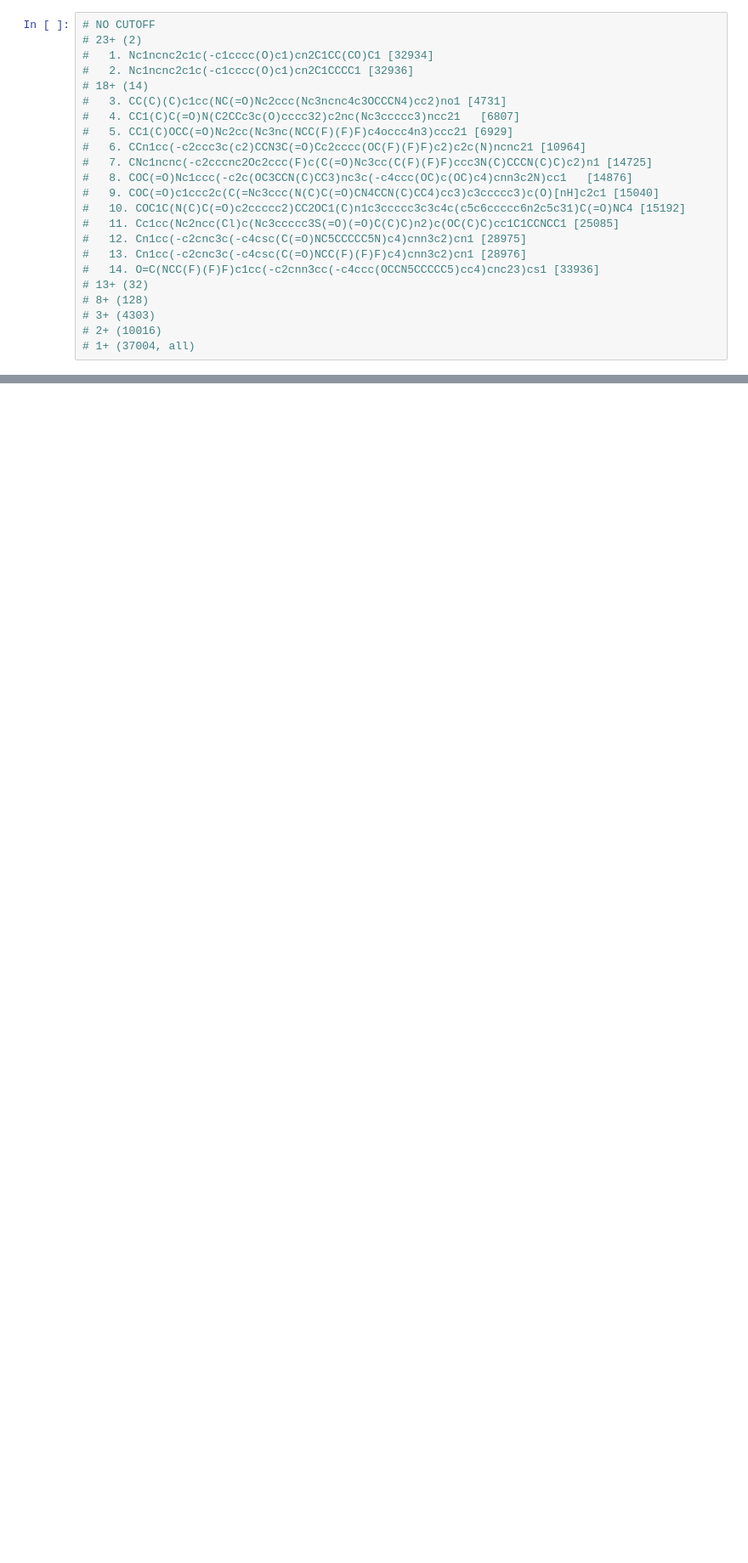
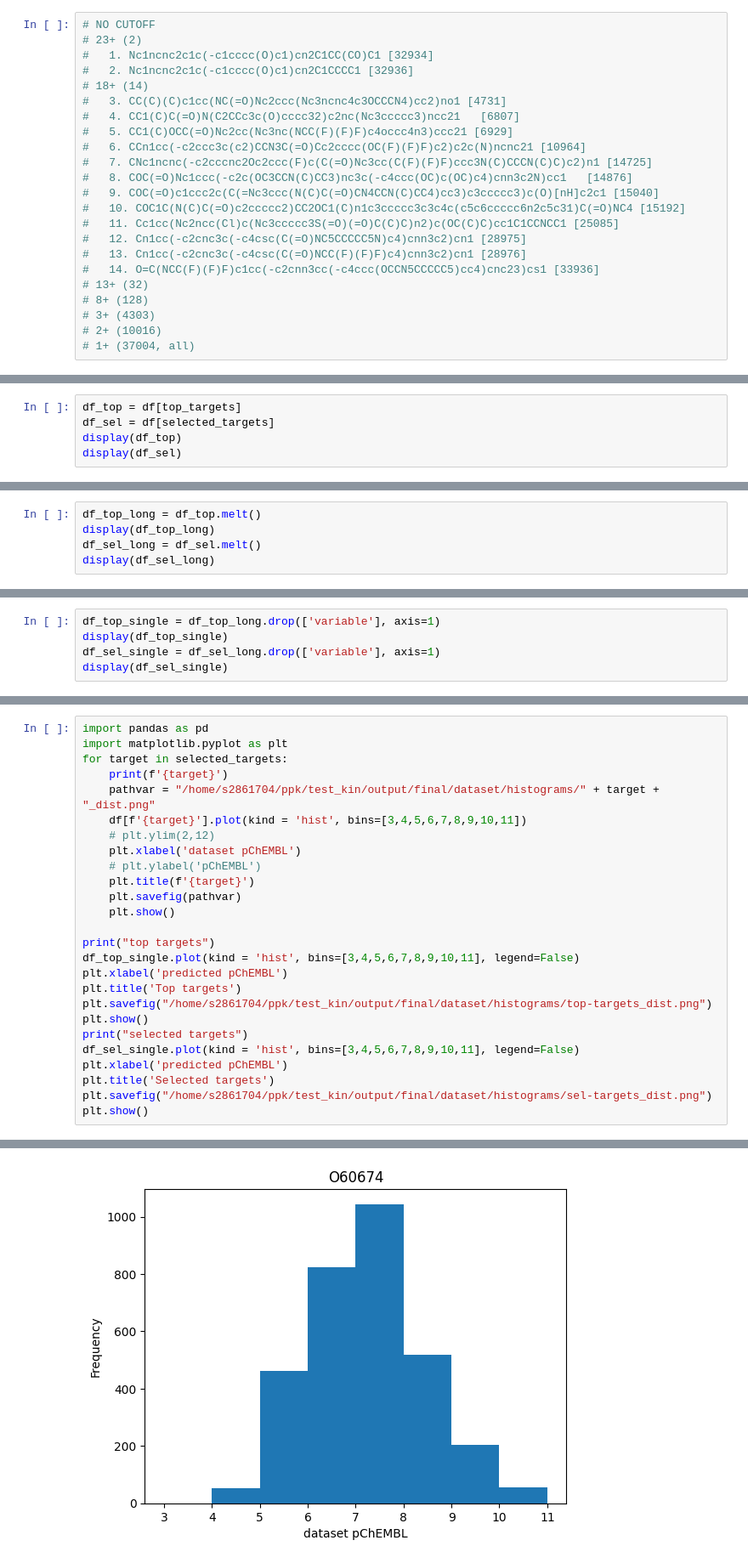
Before and after one commit to thijmenwroos/ppk, a Jupyter notebook: test_kin/polypharm_in_data.ipynb, the cells around one changed output, grey strips where cells are left out. Shown at 85% size. Saved outputs shown, nothing was run; the diff lists cells and outputs as text; blank space fills up the shorter version.

```diff
--- a/test_kin/polypharm_in_data.ipynb
+++ b/test_kin/polypharm_in_data.ipynb
@@ -230,0 +343,5 @@ display(df_pol)
+# %%
+df_top = df[top_targets]
+df_sel = df[selected_targets]
+display(df_top)
+display(df_sel)
@@ -230,0 +375,5 @@ display(df_pol)
+# %%
+df_top_long = df_top.melt()
+display(df_top_long)
+df_sel_long = df_sel.melt()
+display(df_sel_long)
@@ -230,0 +407,5 @@ display(df_pol)
+# %%
+df_top_single = df_top_long.drop(['variable'], axis=1)
+display(df_top_single)
+df_sel_single = df_sel_long.drop(['variable'], axis=1)
+display(df_sel_single)
@@ -230,0 +439,27 @@ display(df_pol)
+# %%
+import pandas as pd
+import matplotlib.pyplot as plt
+for target in selected_targets:
+    print(f'{target}')
+    pathvar = "/home/s2861704/ppk/test_kin/output/final/dataset/histograms/" + target + "_dist.png"
+    df[f'{target}'].plot(kind = 'hist', bins=[3,4,5,6,7,8,9,10,11])
+    # plt.ylim(2,12)
+    plt.xlabel('dataset pChEMBL')
+    # plt.ylabel('pChEMBL')
+    plt.title(f'{target}')
+    plt.savefig(pathvar)
+    plt.show()
+
+print("top targets")
+df_top_single.plot(kind = 'hist', bins=[3,4,5,6,7,8,9,10,11], legend=False)
+plt.xlabel('predicted pChEMBL')
+plt.title('Top targets')
+plt.savefig("/home/s2861704/ppk/test_kin/output/final/dataset/histograms/top-targets_dist.png")
+plt.show()
+print("selected targets")
+df_sel_single.plot(kind = 'hist', bins=[3,4,5,6,7,8,9,10,11], legend=False)
+plt.xlabel('predicted pChEMBL')
+plt.title('Selected targets')
+plt.savefig("/home/s2861704/ppk/test_kin/output/final/dataset/histograms/sel-targets_dist.png")
+plt.show()
+# %% [output]
@@ -230,0 +467 @@ display(df_pol)
+[figure, added]
```
Also changed, not shown: parts of 16 cells of this notebook, 1 other file.
